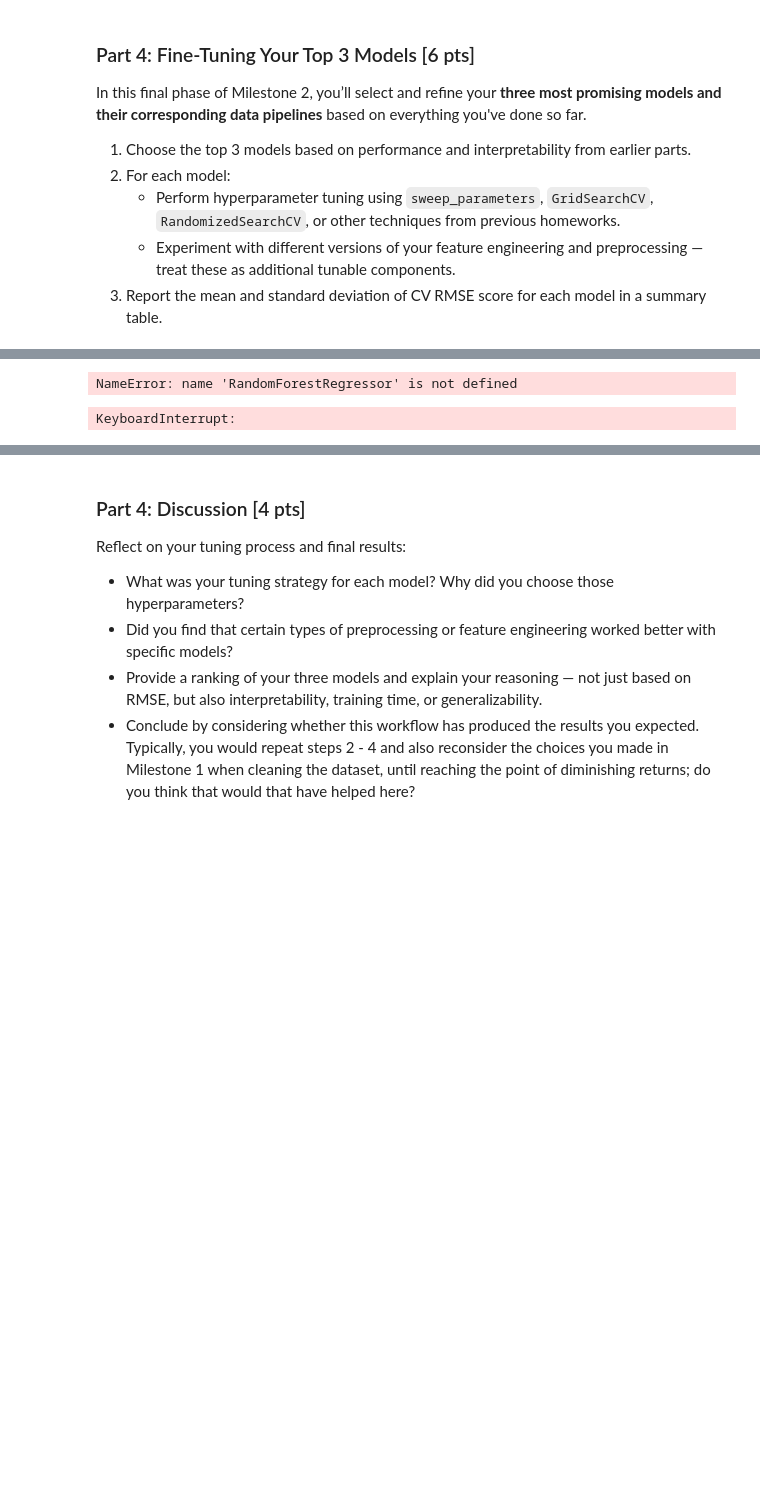
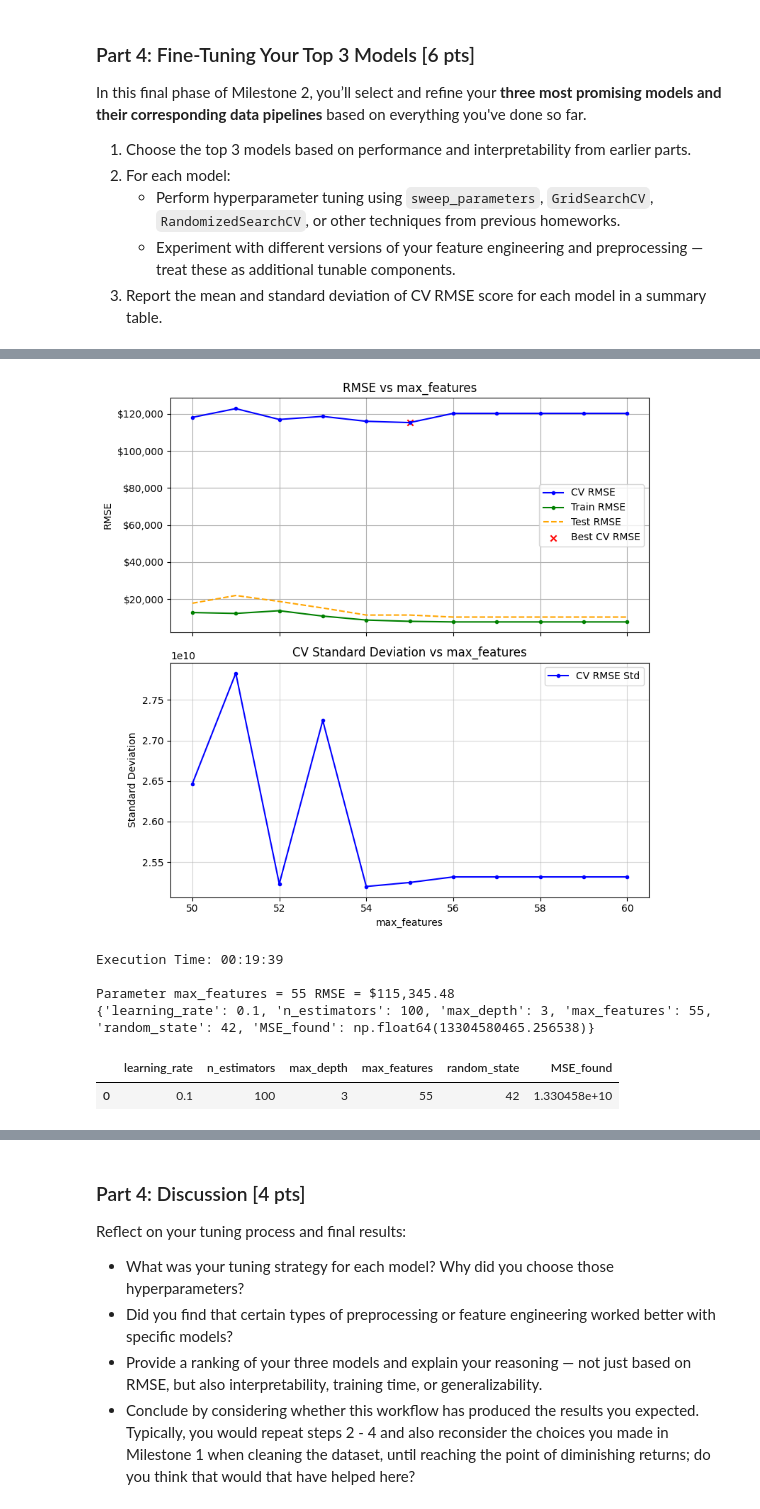
Before and after one commit to asaparson/DX603-Milestone2, a Jupyter notebook: Milestone_02.ipynb, the cells around one changed output, grey strips where cells are left out. Drawn from its saved outputs; the diff is of its cells as text; code cells hidden in the pictures; blank space fills up the shorter version.

```diff
--- a/Milestone_02.ipynb
+++ b/Milestone_02.ipynb
@@ -1108,3 +1143,32 @@ pd.DataFrame(params_gb_list)
+# %%
+params_gb = Default_Parameters_GradientBoosting.copy()
+params_gb_list = []
+parameters_ranges = [
+    ('max_features', range(50,61,1))        # Narrow around 50
+]
+
+for param, parameter_list in parameters_ranges:
+    params_gb = sweep_parameter(GradientBoostingRegressor,
+                                params_gb,
+                                param,
+                                parameter_list,
+                                n_jobs=5,
+                                n_repeats=2) # Increase
+
+    print(f"\nParameter {param} = {params_gb[param]} RMSE = ${params_gb['MSE_found']**0.5:,.2f}")
+    print(params_gb)
+    print()
+
+params_gb_list.append(params_gb)
+pd.DataFrame(params_gb_list)
+# %% [output]
+[figure, added]
+Execution Time: 00:19:39
+
+Parameter max_features = 55 RMSE = $115,345.48
+{'learning_rate': 0.1, 'n_estimators': 100, 'max_depth': 3, 'max_features': 55, 'random_state': 42, 'MSE_found': np.float64(13304580465.256538)}
+|  | learning_rate | n_estimators | max_depth | max_features | random_state | MSE_found |
+| 0 | 0.1 | 100 | 3 | 55 | 42 | 1.330458e+10 |
 # %%
 # Random Forest
 Default_Parameters_Random_Forests = {
@@ -1225,51 +1289,3 @@ for (param, parameter_list) in parameters_ranges:
 
 Params_bt_list.append(Params_bt)
 pd.DataFrame(Params_bt_list)
-# %%
-# Grid Search
-# 2. Random Forest
-
-rf_params = {
-    'n_estimators': range(100,201,10),
-    'max_features': range(1,40),
-    'max_depth': [3, 5]
-}
-
-rf_model = RandomForestRegressor(random_state=42)
-rf_grid = GridSearchCV(estimator= rf_model,
-                           param_grid= rf_params,
-                           cv=RepeatedKFold(n_repeats=2, random_state=42),
-                           scoring='neg_mean_squared_error',
-                           n_jobs=5)
-
-rf_grid.fit(X_train, y_train)
-best_rf = rf_grid.best_estimator_
-
-results = pd.DataFrame(rf_grid.cv_results_)
-results = results.sort_values(by='mean_test_score', ascending=False)
-print(results.head(10))
-# %% [output]
-NameError: name 'RandomForestRegressor' is not defined
-# %%
-# 3. Bagging Regressor
-
-bag_params = {
-    'n_estimators': range(100,201,10),
-    'max_features': range(1,40)
-}
-
-bag_model = BaggingRegressor(random_state=42)
-bag_grid = GridSearchCV(estimator= bag_model,
-                           param_grid= bag_params,
-                           cv=RepeatedKFold(n_repeats=2, random_state=42),
-                           scoring='neg_mean_squared_error',
-                           n_jobs=5)
-
-bag_grid.fit(X_train, y_train)
-best_bag = bag_grid.best_estimator_
-
-results = pd.DataFrame(bag_model_grid.cv_results_)
-results = results.sort_values(by='mean_test_score', ascending=False)
-print(results.head(10))
-# %% [output]
-KeyboardInterrupt:
```
Also changed, not shown: parts of 10 cells of this notebook.
